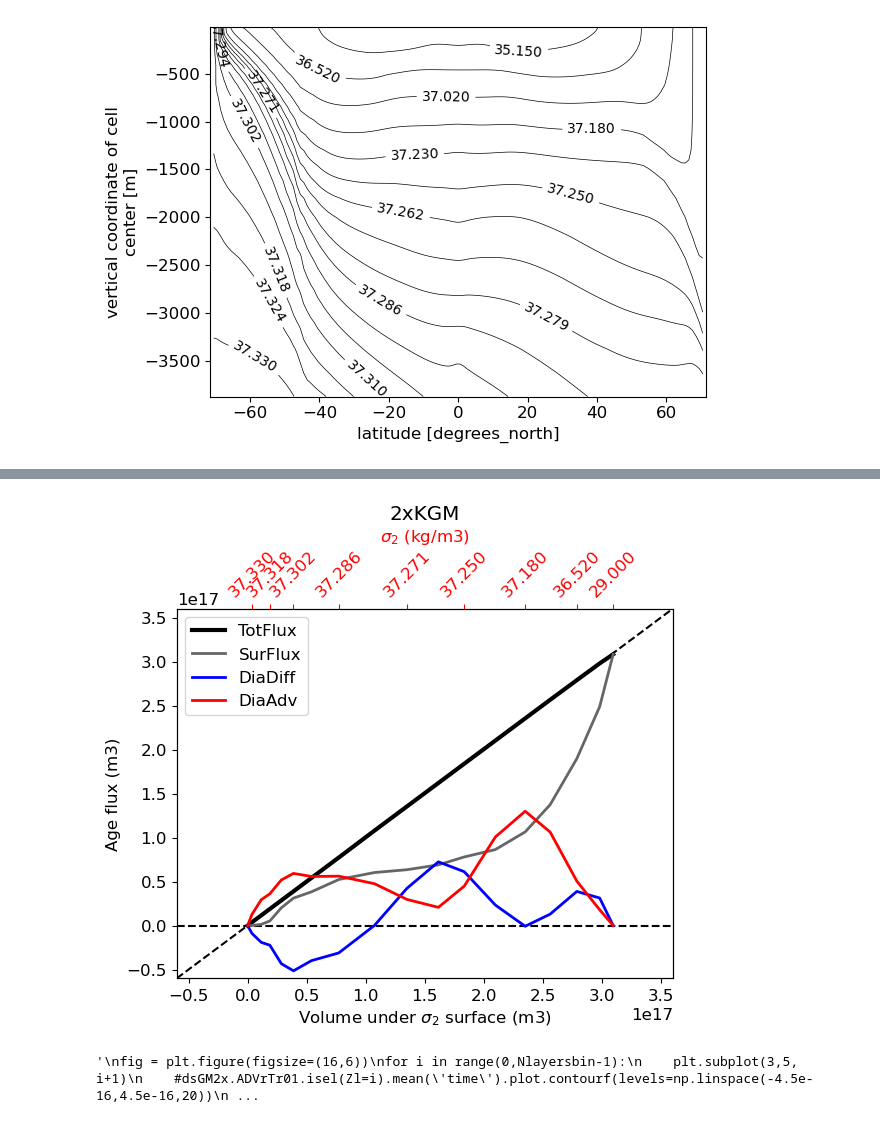
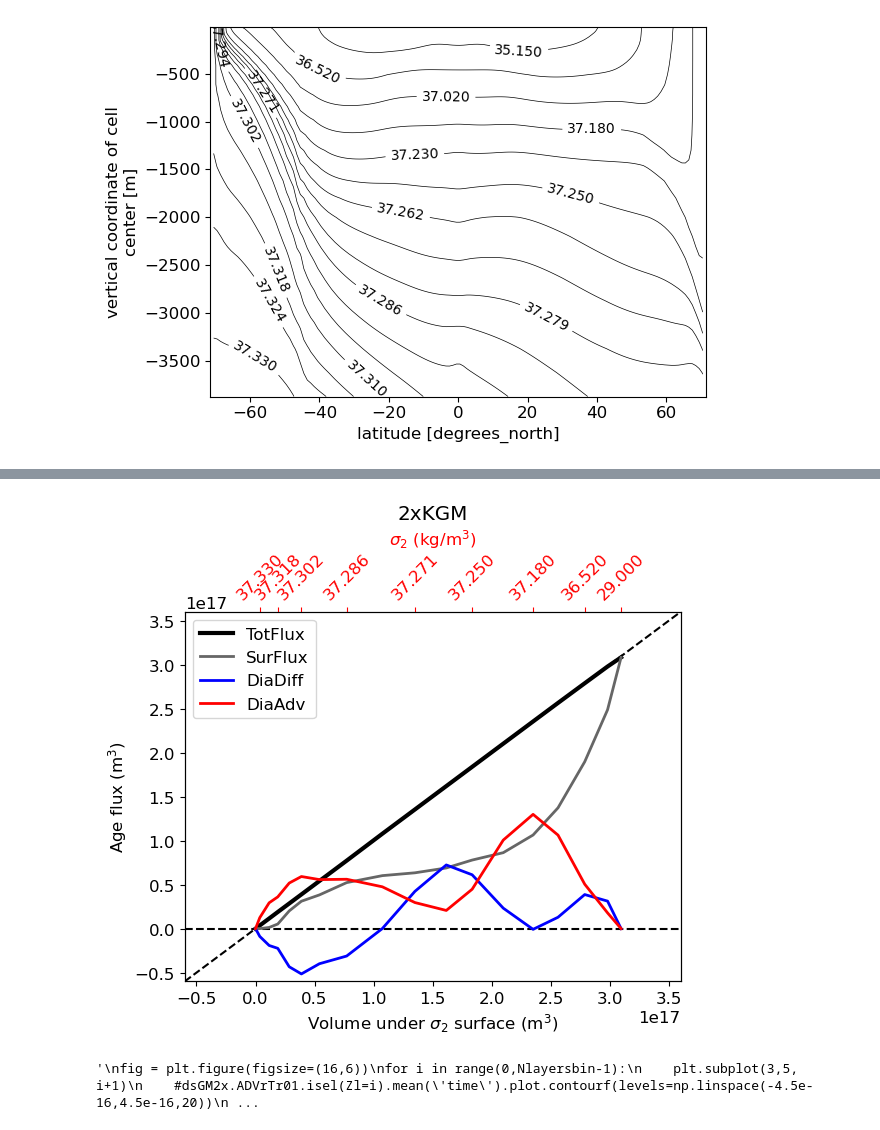
Before and after one commit to anthony-meza/test_age_framework, a Jupyter notebook: single_basin_production_figures.ipynb, the cells around one changed output, grey strips where cells are left out. Saved outputs shown, nothing was run; the diff lists cells and outputs as text; code cells hidden in the pictures.

```diff
--- a/single_basin_production_figures.ipynb
+++ b/single_basin_production_figures.ipynb
@@ -518,37 +520,37 @@ def plot_diapycnal_flux_on_Volume(self,detailed=True):
     plt.plot([lower_bound,3.6e17],[lower_bound,3.6e17],'k--')
     plt.plot([lower_bound,3.6e17],[0,0],'k--')
     plt.plot(self.sumVol_rho,self.sumdivtot_rho-self.sumfsurf_rho,'k-',linewidth=3,label='TotFlux')
     plt.plot(self.sumVol_rho,-self.sumfsurf_rho,'-',c='0.4',label='SurFlux',linewidth=2)
     if not detailed:
         plt.plot(self.sumVol_rho,self.sumdivRedi_rho+self.sumdivconv_rho+self.sumdivdia_rho,'b-',label='DiaDiff',linewidth=2)
         plt.plot(self.sumVol_rho,self.sumdivGM_rho+self.sumdivadv_rho,'r-',label='DiaAdv',linewidth=2)
     if detailed:
         plt.plot(self.sumVol_rho,self.sumdivRedi_rho,'.-',label='Rediflux')
         plt.plot(self.sumVol_rho,self.sumdivGM_rho,'.-',label='GMflux')
         plt.plot(self.sumVol_rho,self.sumdivadv_rho,'.-',label='advflux')
         plt.plot(self.sumVol_rho,self.sumdivGM_rho+self.sumdivadv_rho,'.-',label='adv+GM flux')
         plt.plot(self.sumVol_rho,self.sumdivconv_rho,'.-',label='conv flux')
         plt.plot(self.sumVol_rho,self.sumdivdia_rho,'.-',label='dia flux')
 
     ax1=plt.gca()
     ax2=ax1.twiny()
     ax1.autoscale(enable=True, axis='both', tight=True)
-    ax1.set_xlabel('Volume under $\sigma_2$ surface (m3)')
-    ax1.set_ylabel('Age flux (m3)')
+    ax1.set_xlabel('Volume under $\sigma_2$ surface (m$^3$)')
+    ax1.set_ylabel('Age flux (m$^3$)')
     ax1.legend()
     ax2.set_xlim(ax1.get_xlim())
     ax2.xaxis.label.set_color('red')
     ax2.tick_params(axis='x', colors='red')
     ax2.set_xticks(self.sumVol_rho[::2])
     ax2.set_xticklabels([f"{x:.3f}" for x in layers1_bounds[::2]],rotation=45)
-    ax2.set_xlabel("$\sigma_2$ (kg/m3)")
+    ax2.set_xlabel("$\sigma_2$ (kg/m$^3$)")
     plt.title('2xKGM')
 
 myRun.plot_diapycnal_flux_on_Volume=plot_diapycnal_flux_on_Volume
 plt.figure()
 RunGM2x.plot_diapycnal_flux_on_Volume(detailed=False)
 # %% [output]
-[figure, old version]
+[figure, new version]
 # %%
 diaRedi=diaFluxOnRho_3D(fx=fRedix.load().data,fy=fRediy.load().data,fz=fRedir.load().data,rhoindex0=rhoindex0,rhoidcur=np.arange(0,Nlayersbin-1))
 diaVoladvEufluxrhotemp=diaRedi.copy()
```
Also changed, not shown: parts of 19 cells of this notebook.
